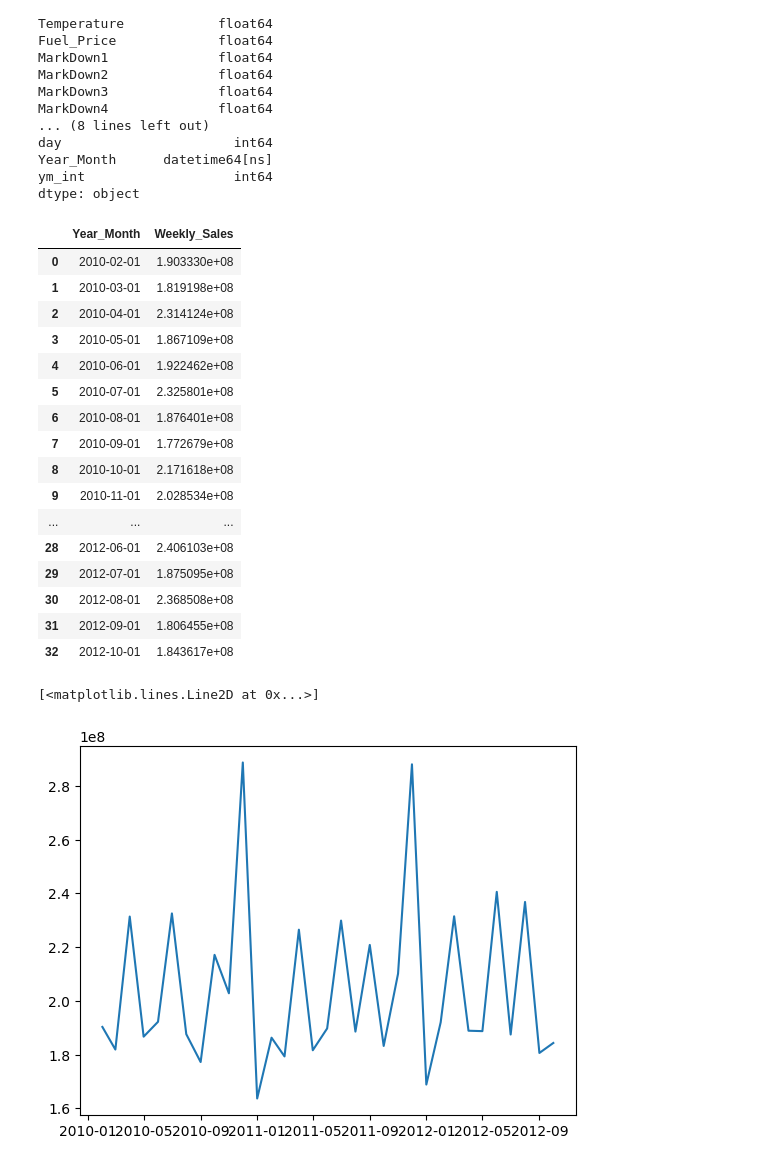
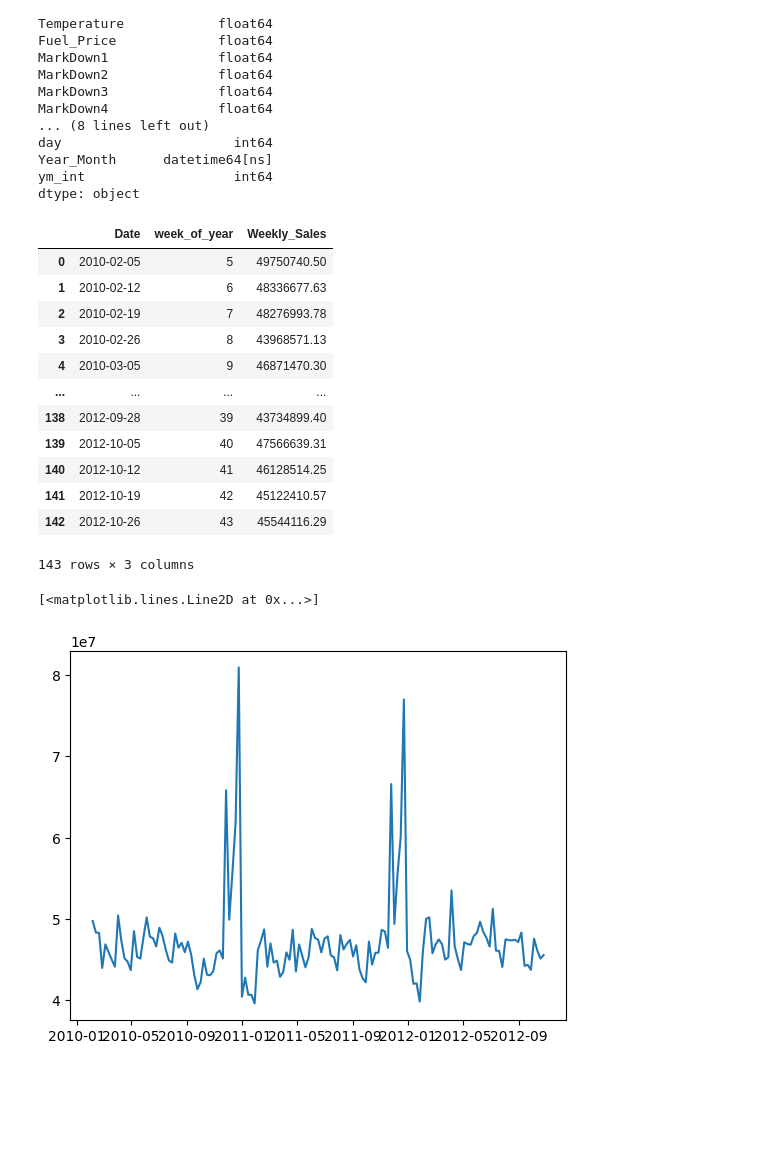
Before and after one commit to MEJillFarley/Walmart-Sales-Forecast, a Jupyter notebook: project_4_randomforest_monthly.ipynb, the cells around one changed output. Cells and saved outputs as stored; diff of their text form; code cells hidden in the pictures; blank space fills up the shorter version.

```diff
--- a/project_4_randomforest_monthly.ipynb
+++ b/project_4_randomforest_monthly.ipynb
@@ -53,31 +53,27 @@ sales_df.loc[sales_df['week_of_year'] == 36, 'IS_LABORDAY'] = 1
 sales_df.loc[sales_df['week_of_year'] == 47, 'IS_TGIVING'] = 1
 sales_df.loc[sales_df['week_of_year'] == 52, 'IS_XMAS'] = 1
 # %%
-temp_grouped = sales_df.groupby('Year_Month')['Weekly_Sales'].sum().reset_index()
+temp_grouped = sales_df.groupby(['Date', 'week_of_year'])['Weekly_Sales'].sum().reset_index()
 temp_grouped
 # %% [output]
-|  | Year_Month | Weekly_Sales |
-| 0 | 2010-02-01 | 1.903330e+08 |
-| 1 | 2010-03-01 | 1.819198e+08 |
-| 2 | 2010-04-01 | 2.314124e+08 |
-| 3 | 2010-05-01 | 1.867109e+08 |
-| 4 | 2010-06-01 | 1.922462e+08 |
-| 5 | 2010-07-01 | 2.325801e+08 |
-| 6 | 2010-08-01 | 1.876401e+08 |
-| 7 | 2010-09-01 | 1.772679e+08 |
-| 8 | 2010-10-01 | 2.171618e+08 |
-| 9 | 2010-11-01 | 2.028534e+08 |
-| ... | ... | ... |
-| 28 | 2012-06-01 | 2.406103e+08 |
-| 29 | 2012-07-01 | 1.875095e+08 |
-| 30 | 2012-08-01 | 2.368508e+08 |
-| 31 | 2012-09-01 | 1.806455e+08 |
-| 32 | 2012-10-01 | 1.843617e+08 |
+|  | Date | week_of_year | Weekly_Sales |
+| 0 | 2010-02-05 | 5 | 49750740.50 |
+| 1 | 2010-02-12 | 6 | 48336677.63 |
+| 2 | 2010-02-19 | 7 | 48276993.78 |
+| 3 | 2010-02-26 | 8 | 43968571.13 |
+| 4 | 2010-03-05 | 9 | 46871470.30 |
+| ... | ... | ... | ... |
+| 138 | 2012-09-28 | 39 | 43734899.40 |
+| 139 | 2012-10-05 | 40 | 47566639.31 |
+| 140 | 2012-10-12 | 41 | 46128514.25 |
+| 141 | 2012-10-19 | 42 | 45122410.57 |
+| 142 | 2012-10-26 | 43 | 45544116.29 |
+143 rows × 3 columns
 # %%
-plt.plot(temp_grouped['Year_Month'], temp_grouped['Weekly_Sales'])
+plt.plot(temp_grouped['Date'], temp_grouped['Weekly_Sales'])
 # %% [output]
 [<matplotlib.lines.Line2D at 0x...>]
-[figure, old version]
+[figure, new version]
 # %%
 col_names = ['Weekly_Sales', 'Temperature', 'Fuel_Price', 'CPI', 'Unemployment', 'Size', 'ym_int',
              'IS_SUPERBOWL', 'IS_TGIVING', 'IS_XMAS', 'IS_LABORDAY']
```
Also changed, not shown: parts of 14 cells of this notebook.
